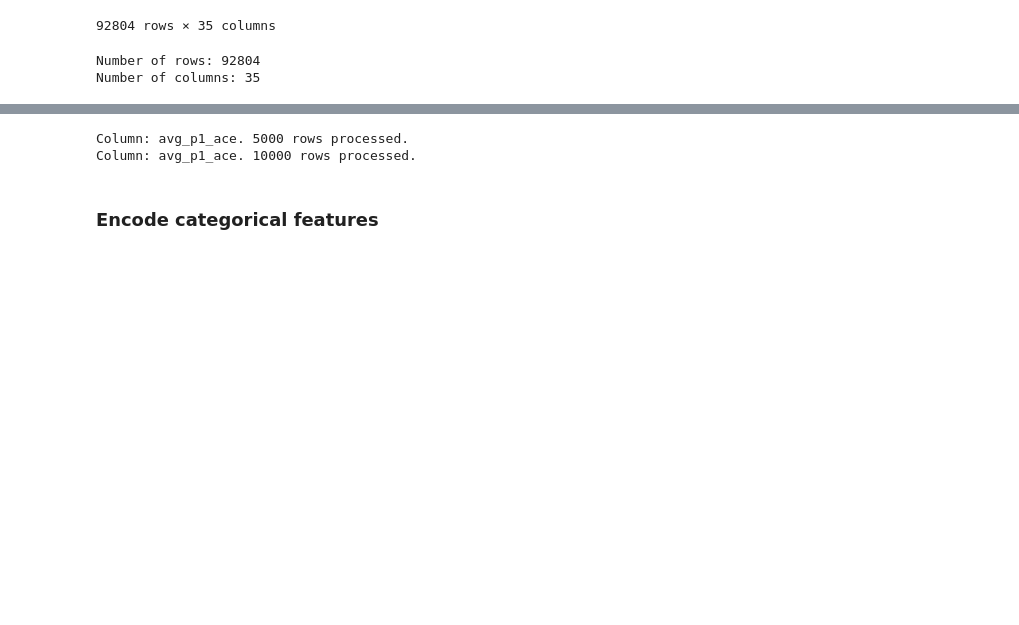
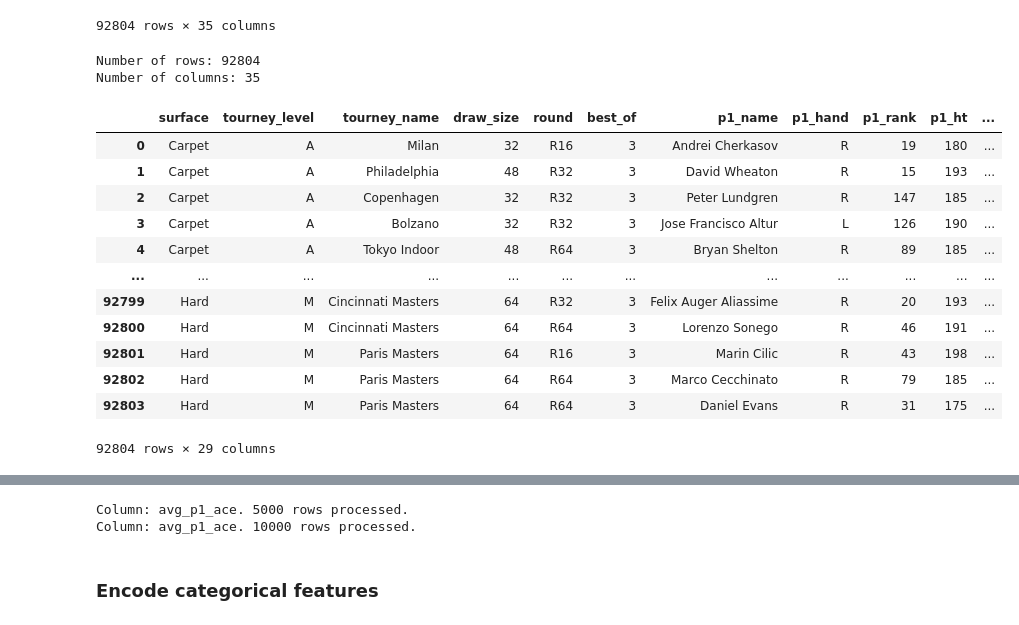
Before and after one commit to joao-oak/Big-Data-Spark, a Jupyter notebook: feature_engineering.ipynb, the cells around one changed output, grey strips where cells are left out. Drawn from its saved outputs; the diff is of its cells as text; code cells hidden in the pictures; blank space fills up the shorter version.

```diff
--- a/feature_engineering.ipynb
+++ b/feature_engineering.ipynb
@@ -197,6 +197,15 @@ new_names = ['p1_name', 'p1_hand', 'p1_rank', 'p1_ht', 'p1_ioc', 'p1_age', 'p1_e
 
 for old_name, new_name in zip(old_names, new_names):
     clean_df = clean_df.withColumnRenamed(old_name, new_name)
+# %%
+## Creating columns for % or 1st serve and 2nd serve points won
+# Player 1, 1st and 2nd serve
+clean_df = clean_df.withColumn('p1_1stW', col('p1_1stWon')/col('p1_1stIn'))
+clean_df = clean_df.withColumn('p1_2ndW', 'p1_2ndWon'/(col('p1_svpt') - col('p1_1stIn') - col('p1_df'))) # Serve points - 1st serve in - double faults = 2nd serve in
+
+# Player 2, 1st and 2nd serve
+clean_df = clean_df.withColumn('p2_1stW', col('p2_1stWon')/col('p2_1stIn'))
+clean_df = clean_df.withColumn('p2_2ndW', col('p2_2ndWon')/(col('p2_svpt') - col('p2_1stIn') - col('p2_df'))) # Serve points - 1st serve in - double faults = 2nd serve in
 # %%
 ## CALCULATING PLAYER STATISTICS FOR THE PAST 3 MONTHS
 # Creating an id for each match
@@ -256,0 +261,47 @@ show(clean_df.select(['avg_p1_ace', 'avg_p2_ace']))
+# %%
+final_df = joined_df.select(['surface',
+                             'tourney_level',
+                             'tourney_name',
+                             'draw_size',
+                             'round',
+                             'best_of',
+                             'p1_name',
+                             'p1_hand',
+                             'p1_rank',
+                             'p1_ht',
+                             'p1_ioc',
+                             'p1_age',
+                             'p1_entry',
+                             'p2_name',
+                             'p2_hand',
+                             'p2_rank',
+                             'p2_ht',
+                             'p2_ioc',
+                             'p2_age',
+                             'p2_entry',
+                             'p1_ace_avg',
+                             'p1_df_avg',
+                             'p1_1stW_avg',
+                             'p1_2ndW_avg',
+                             'p2_ace_avg',
+                             'p2_df_avg',
+                             'p2_1stW_avg',
+                             'p2_2ndW_avg',
+                             'Winner']
+                           )
+# %%
+show(final_df)
+# %% [output]
+|  | surface | tourney_level | tourney_name | draw_size | round | best_of | p1_name | p1_hand | p1_rank | p1_ht | ... |
+| 0 | Carpet | A | Milan | 32 | R16 | 3 | Andrei Cherkasov | R | 19 | 180 | ... |
+| 1 | Carpet | A | Philadelphia | 48 | R32 | 3 | David Wheaton | R | 15 | 193 | ... |
+| 2 | Carpet | A | Copenhagen | 32 | R32 | 3 | Peter Lundgren | R | 147 | 185 | ... |
+| 3 | Carpet | A | Bolzano | 32 | R32 | 3 | Jose Francisco Altur | L | 126 | 190 | ... |
+| 4 | Carpet | A | Tokyo Indoor | 48 | R64 | 3 | Bryan Shelton | R | 89 | 185 | ... |
+| ... | ... | ... | ... | ... | ... | ... | ... | ... | ... | ... | ... |
+| 92799 | Hard | M | Cincinnati Masters | 64 | R32 | 3 | Felix Auger Aliassime | R | 20 | 193 | ... |
+| 92800 | Hard | M | Cincinnati Masters | 64 | R64 | 3 | Lorenzo Sonego | R | 46 | 191 | ... |
+| 92801 | Hard | M | Paris Masters | 64 | R16 | 3 | Marin Cilic | R | 43 | 198 | ... |
+| 92802 | Hard | M | Paris Masters | 64 | R64 | 3 | Marco Cecchinato | R | 79 | 185 | ... |
+| 92803 | Hard | M | Paris Masters | 64 | R64 | 3 | Daniel Evans | R | 31 | 175 | ... |
+92804 rows × 29 columns
```
Also changed, not shown: parts of 6 cells of this notebook.
